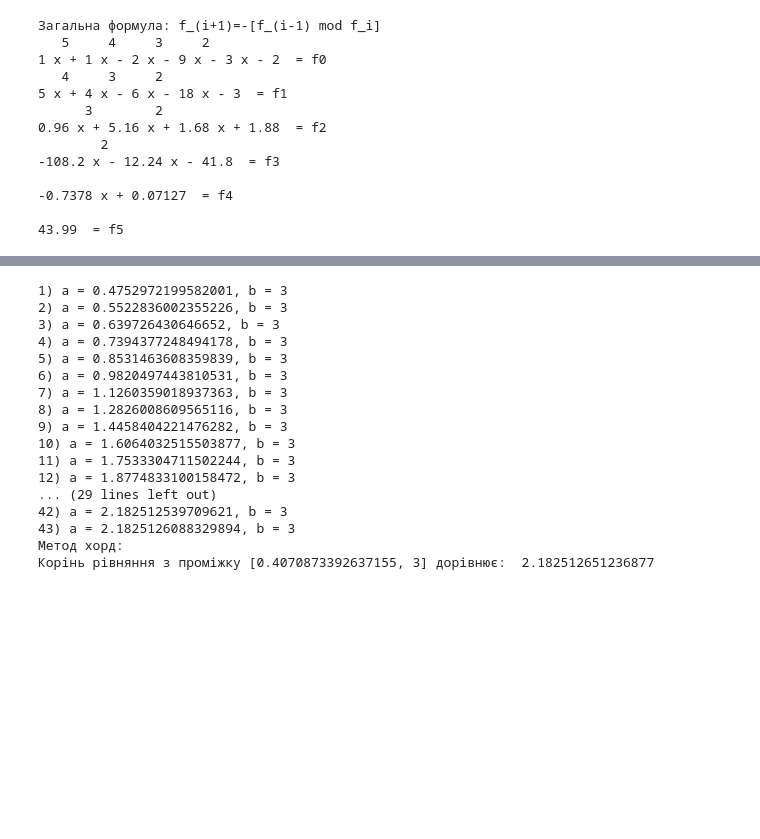
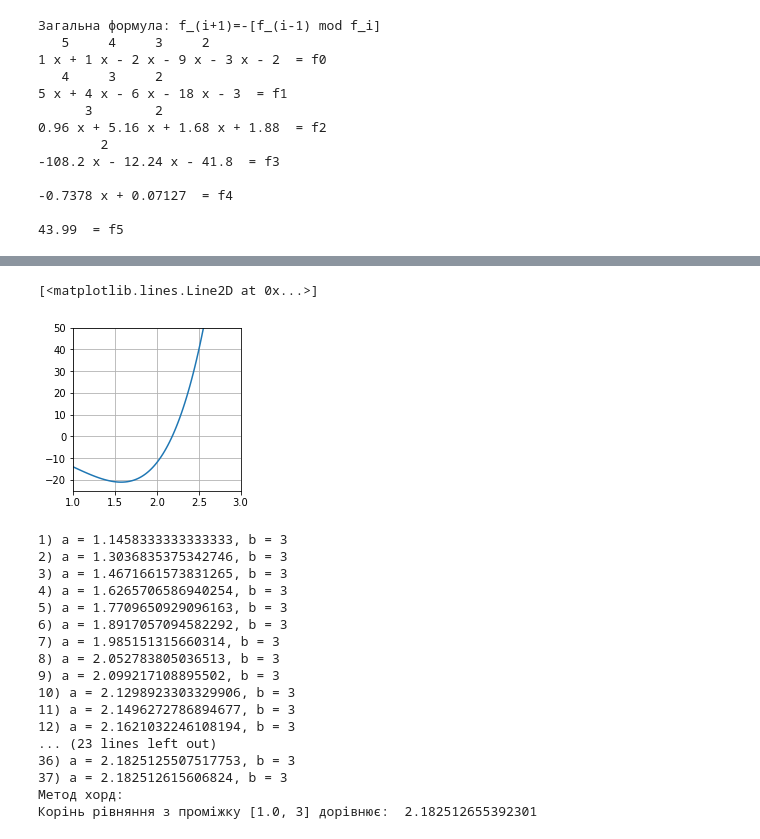
Before and after one commit to riplecs/Numerical-methods-labs, a Jupyter notebook: laba1.ipynb, the cells around one changed output, grey strips where cells are left out. Saved outputs shown, nothing was run; the diff lists cells and outputs as text; code cells hidden in the pictures; blank space fills up the shorter version.

```diff
--- a/laba1.ipynb
+++ b/laba1.ipynb
@@ -290,3 +344,9 @@ print(f'Метод бісекції:\nКорінь рівняння з пром
+# %%
+x=np.linspace(1, 3, 100); plt.figure(figsize=(3, 3)); plt.grid()
+plt.axis([1, 3, -25, 50]); plt.plot(x, func(x))
+# %% [output]
+[<matplotlib.lines.Line2D at 0x...>]
+[figure, added]
 # %%
 def horda(x, y):
     i=0
@@ -294,33 +354,31 @@ def horda(x, y):
     while abs(func(z))>eps:
         i=i+1
         z=(x*func(y)-y*func(x))/(func(y)-func(x))
-        if func(x)*func(z)<=0:
-            y=z
-        else:
-            x=z
+        if func(a)>0: y=z
+        else: x=z
         print(f'{i}) a = {x}, b = {y}')
     return (x*func(y)-y*func(x))/(func(y)-func(x))
 
 x_horda=horda(a, b)
 print(f'Метод хорд:\nКорінь рівняння з проміжку [{a}, {b}] дорівнює: ', x_horda)
 # %% [output]
-1) a = 0.4752972199582001, b = 3
-2) a = 0.5522836002355226, b = 3
-3) a = 0.639726430646652, b = 3
-4) a = 0.7394377248494178, b = 3
-5) a = 0.8531463608359839, b = 3
-6) a = 0.9820497443810531, b = 3
-7) a = 1.1260359018937363, b = 3
-8) a = 1.2826008609565116, b = 3
-9) a = 1.4458404221476282, b = 3
-10) a = 1.6064032515503877, b = 3
-11) a = 1.7533304711502244, b = 3
-12) a = 1.8774833100158472, b = 3
-... (29 lines left out)
-42) a = 2.182512539709621, b = 3
-43) a = 2.1825126088329894, b = 3
+1) a = 1.1458333333333333, b = 3
+2) a = 1.3036835375342746, b = 3
+3) a = 1.4671661573831265, b = 3
+4) a = 1.6265706586940254, b = 3
+5) a = 1.7709650929096163, b = 3
+6) a = 1.8917057094582292, b = 3
+7) a = 1.985151315660314, b = 3
+8) a = 2.052783805036513, b = 3
+9) a = 2.099217108895502, b = 3
+10) a = 2.1298923303329906, b = 3
+11) a = 2.1496272786894677, b = 3
+12) a = 2.1621032246108194, b = 3
+... (23 lines left out)
+36) a = 2.1825125507517753, b = 3
+37) a = 2.182512615606824, b = 3
 Метод хорд:
-Корінь рівняння з проміжку [0.4070873392637155, 3] дорівнює:  2.182512651236877
+Корінь рівняння з проміжку [1.0, 3] дорівнює:  2.182512655392301
 # %%
 d_func=lambda x: 5*x**4+4*x**3-6*x**2-18*x-3
 def newton(x, y):
```
Also changed, not shown: parts of 25 cells of this notebook.
